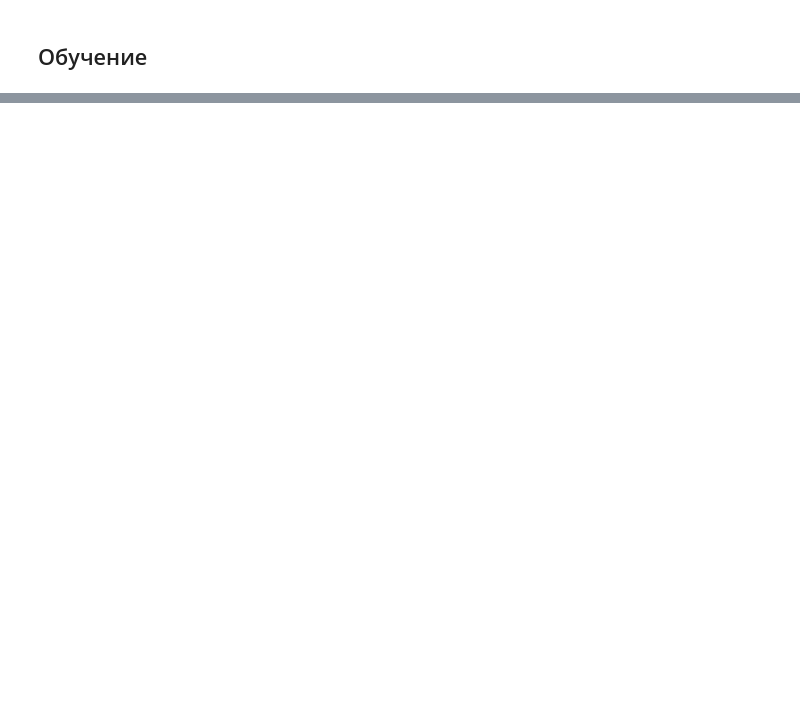
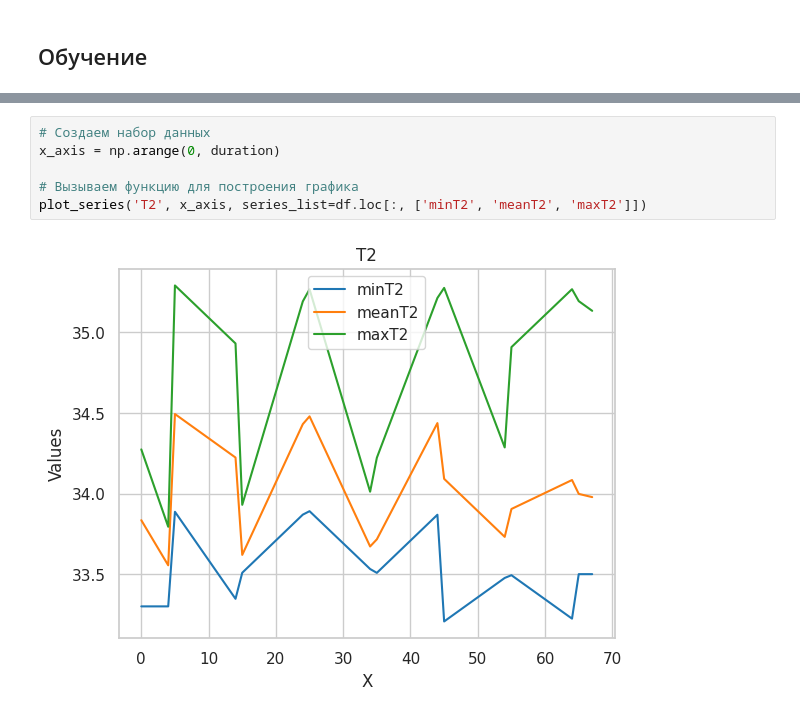
Before and after one commit to Syrenny/chicken_entropy, a Jupyter notebook: test.ipynb, the cells around one changed output, grey strips where cells are left out. Drawn from its saved outputs; the diff is of its cells as text; blank space fills up the shorter version.

```diff
--- a/test.ipynb
+++ b/test.ipynb
@@ -343,0 +310,8 @@ class Chicken_Entropy():
+# %%
+# Создаем набор данных
+x_axis = np.arange(0, duration)
+
+# Вызываем функцию для построения графика
+plot_series('T2', x_axis, series_list=df.loc[:, ['minT2', 'meanT2', 'maxT2']])
+# %% [output]
+[figure, added]
```
Also changed, not shown: parts of 18 cells of this notebook, 1 other file.
